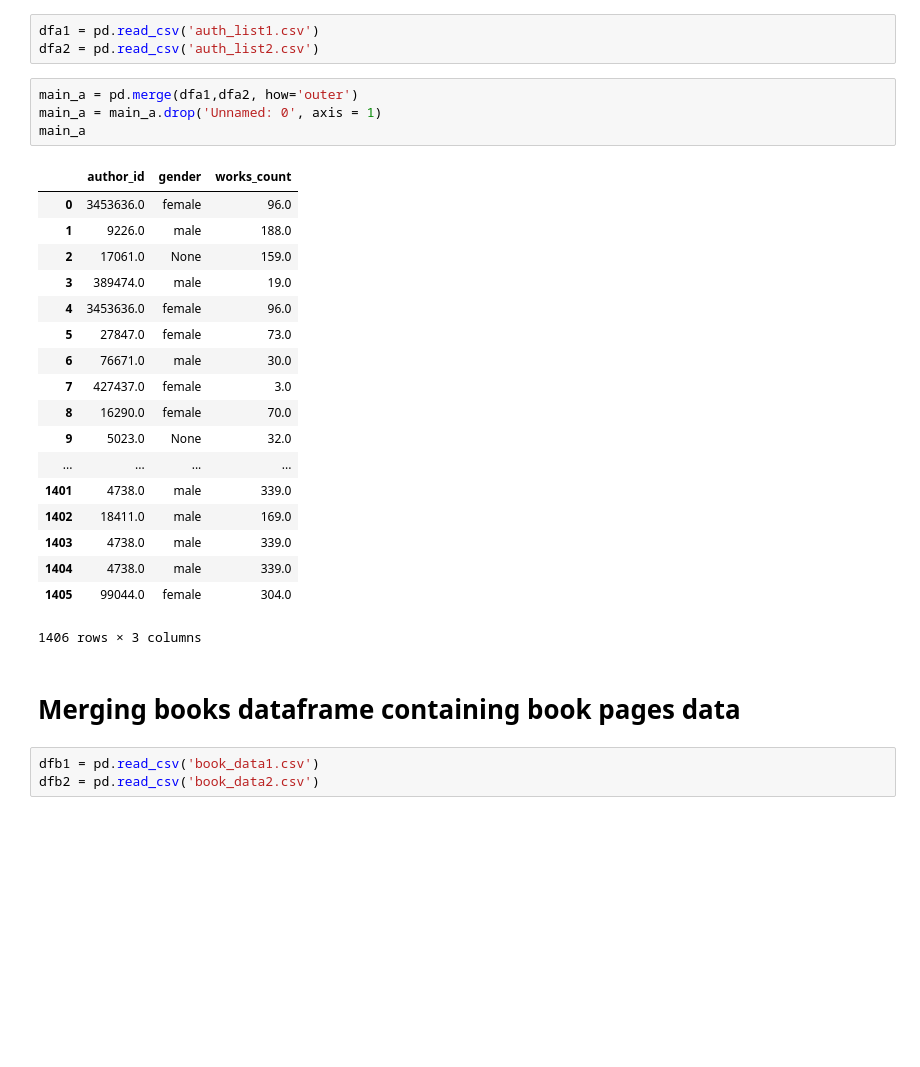
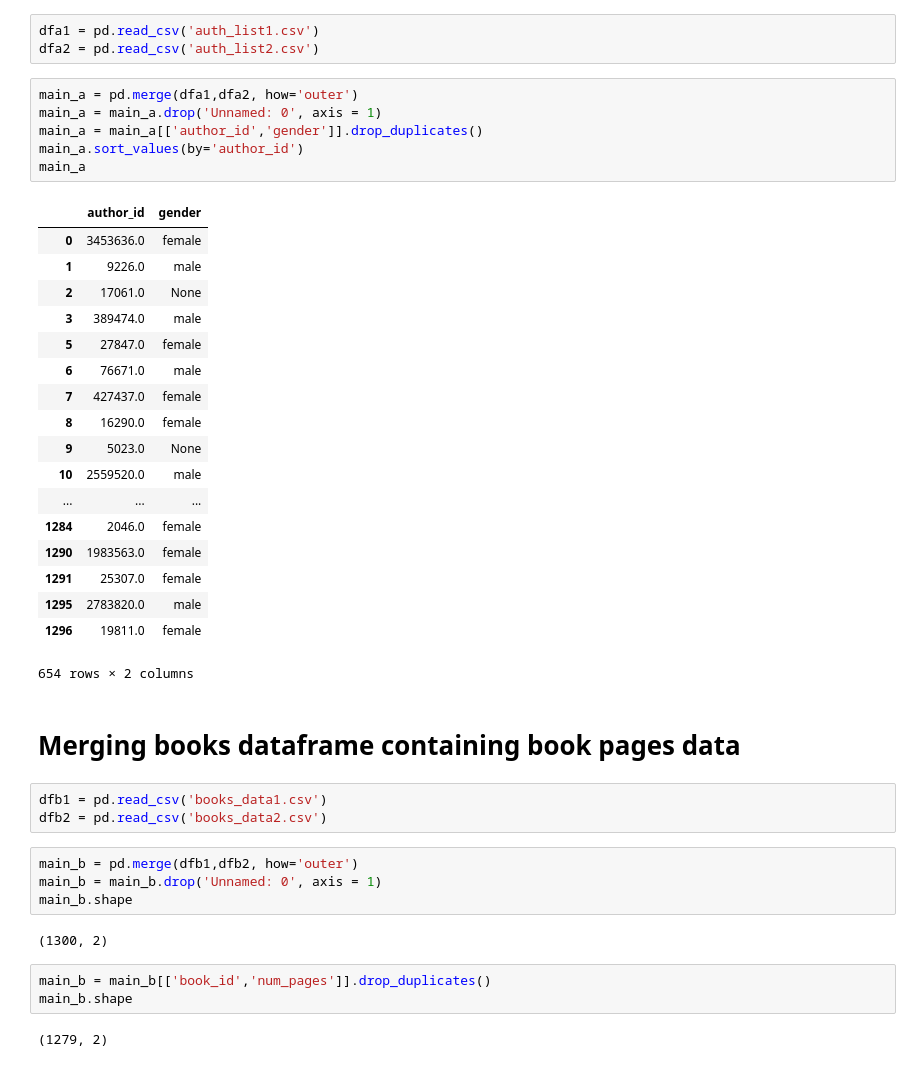
Before and after one commit to loisr/Mod-1-Project, a Jupyter notebook: Goodreads data.ipynb, the cells around one changed output. Drawn from its saved outputs; the diff is of its cells as text; blank space fills up the shorter version.

Commit message:
Add files via upload
goodreads data

```diff
--- a/Goodreads data.ipynb
+++ b/Goodreads data.ipynb
@@ -45,28 +94,41 @@ dfa2 = pd.read_csv('auth_list2.csv')
 # %%
 main_a = pd.merge(dfa1,dfa2, how='outer')
 main_a = main_a.drop('Unnamed: 0', axis = 1)
+main_a = main_a[['author_id','gender']].drop_duplicates()
+main_a.sort_values(by='author_id')
 main_a
 # %% [output]
-|  | author_id | gender | works_count |
-| 0 | 3453636.0 | female | 96.0 |
-| 1 | 9226.0 | male | 188.0 |
-| 2 | 17061.0 | None | 159.0 |
-| 3 | 389474.0 | male | 19.0 |
-| 4 | 3453636.0 | female | 96.0 |
-| 5 | 27847.0 | female | 73.0 |
-| 6 | 76671.0 | male | 30.0 |
-| 7 | 427437.0 | female | 3.0 |
-| 8 | 16290.0 | female | 70.0 |
-| 9 | 5023.0 | None | 32.0 |
-| ... | ... | ... | ... |
-| 1401 | 4738.0 | male | 339.0 |
-| 1402 | 18411.0 | male | 169.0 |
-| 1403 | 4738.0 | male | 339.0 |
-| 1404 | 4738.0 | male | 339.0 |
-| 1405 | 99044.0 | female | 304.0 |
+|  | author_id | gender |
+| 0 | 3453636.0 | female |
+| 1 | 9226.0 | male |
+| 2 | 17061.0 | None |
+| 3 | 389474.0 | male |
+| 5 | 27847.0 | female |
+| 6 | 76671.0 | male |
+| 7 | 427437.0 | female |
+| 8 | 16290.0 | female |
+| 9 | 5023.0 | None |
+| 10 | 2559520.0 | male |
+| ... | ... | ... |
+| 1284 | 2046.0 | female |
+| 1290 | 1983563.0 | female |
+| 1291 | 25307.0 | female |
+| 1295 | 2783820.0 | male |
+| 1296 | 19811.0 | female |
-1406 rows × 3 columns
+654 rows × 2 columns
 # %% [markdown]
 # Merging books dataframe containing book pages data
 # %%
-dfb1 = pd.read_csv('book_data1.csv')
-dfb2 = pd.read_csv('book_data2.csv')
+dfb1 = pd.read_csv('books_data1.csv')
+dfb2 = pd.read_csv('books_data2.csv')
+# %%
+main_b = pd.merge(dfb1,dfb2, how='outer')
+main_b = main_b.drop('Unnamed: 0', axis = 1)
+main_b.shape
+# %% [output]
+(1300, 2)
+# %%
+main_b = main_b[['book_id','num_pages']].drop_duplicates()
+main_b.shape
+# %% [output]
+(1279, 2)
```
Also changed, not shown: parts of 17 cells of this notebook, 1 other file.
